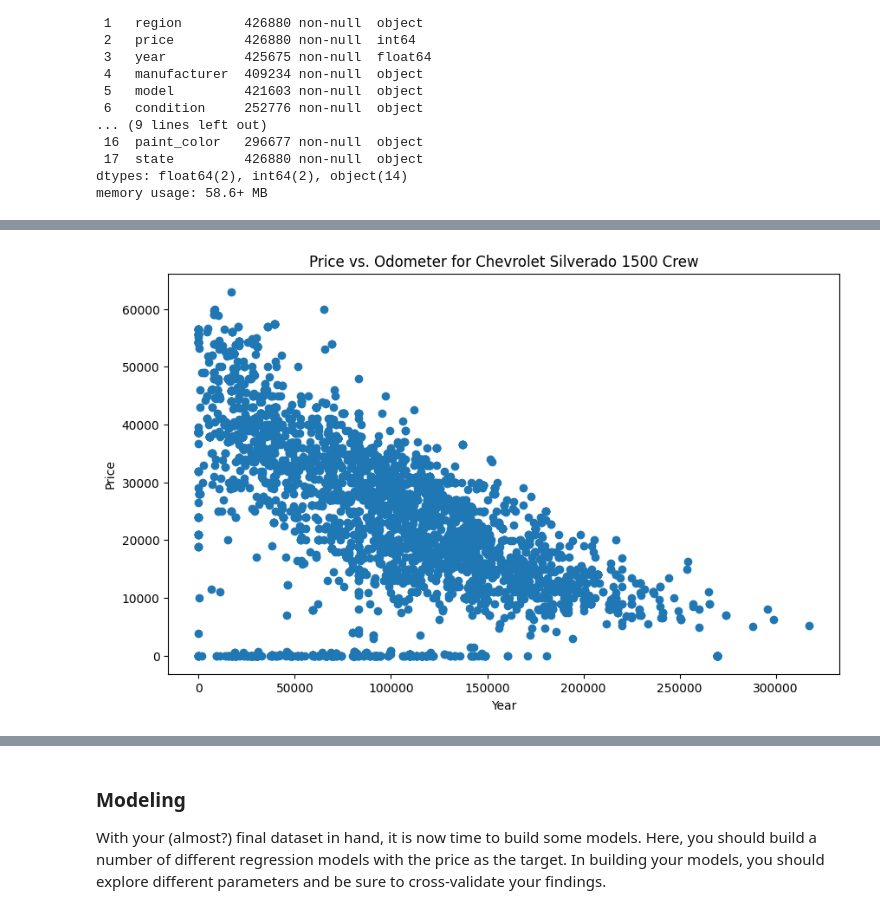
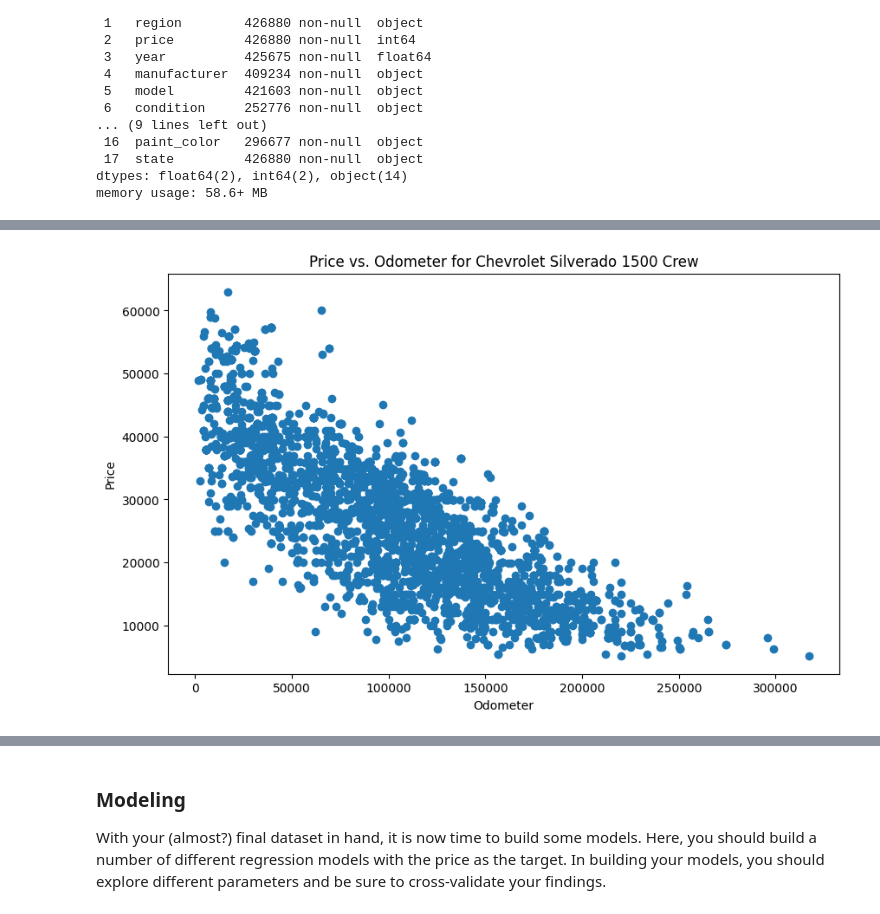
Before and after one commit to salomaaharri/car_price_predictions, a Jupyter notebook: car_price_predictions.ipynb, the cells around one changed output, grey strips where cells are left out. Drawn from its saved outputs; the diff is of its cells as text; code cells hidden in the pictures.

```diff
--- a/car_price_predictions.ipynb
+++ b/car_price_predictions.ipynb
@@ -204,3 +213,25 @@ def encode_data(df):
+# %%
+def init_model_data(manufacturer, model):
+    manufacturer_lc = manufacturer.lower()
+    model_lc = model.lower()
+
+    df = load_data()
+    df = scope_data(df, manufacturer_lc)
+
+    mc = model_count(df, manufacturer_lc, model_lc)
+
+    if mc == 0:
+        raise ValueError(f"cannot find '{manufacturer}' '{model}'")
+
+    outliers_dict = detect_outliers_by_model_and_year(df, 'price')
+    df = clean_outliers(df, outliers_dict)
+
+    model_data = model_data = df[(df['manufacturer'] == manufacturer.lower()) & (df['model'] == model.lower())]
+    model_data = model_data[['price', 'year', 'odometer', 'condition']]
+
+    model_data = encode_data(model_data)
+
+    return model_data.copy()
 # %%
 cars = scope_data(cars, 'chevrolet')
 cars.info()
@@ -341,10 +372,15 @@ odometer    -0.568025
 Name: price, dtype: float64
-# %%
-def get_carmodel_data(df, carmodel):
-    carmodel_data = df[df['manufacturer_model'] == carmodel]
-    carmodel_data = carmodel_data.drop(['manufacturer_model'], axis=1)
-    return carmodel_data.copy()
+# %%
+def get_carmodel_data(carmodelname):
+
+    carfacts = carmodelname.split('_')
+
+    carmodel_data = init_model_data(carfacts[0], carfacts[1])
+
+    return carmodel_data.copy()
 # %%
-carmodel_data = get_carmodel_data(cars, best_correlating_model)
+carmodel_data = get_carmodel_data(carmodelname)
+low_value_rows = carmodel_data[carmodel_data['odometer'] < 1000]
+print(low_value_rows)
 
 carmodel_correlation_matrix = carmodel_data.corr()
@@ -360,12 +400,12 @@ plt.show()
 # %%
 plt.figure(figsize=(10, 6))
 plt.scatter(carmodel_data['odometer'], carmodel_data['price'])
 plt.title('Price vs. Odometer for Chevrolet Silverado 1500 Crew')
-plt.xlabel('Year')
+plt.xlabel('Odometer')
 plt.ylabel('Price')
 plt.show()
 # %% [output]
-[figure, old version]
+[figure, new version]
 # %%
 # Set up the matplotlib figure
 plt.figure(figsize=(12, 10))
```
Also changed, not shown: parts of 26 cells of this notebook, 2 other files.
